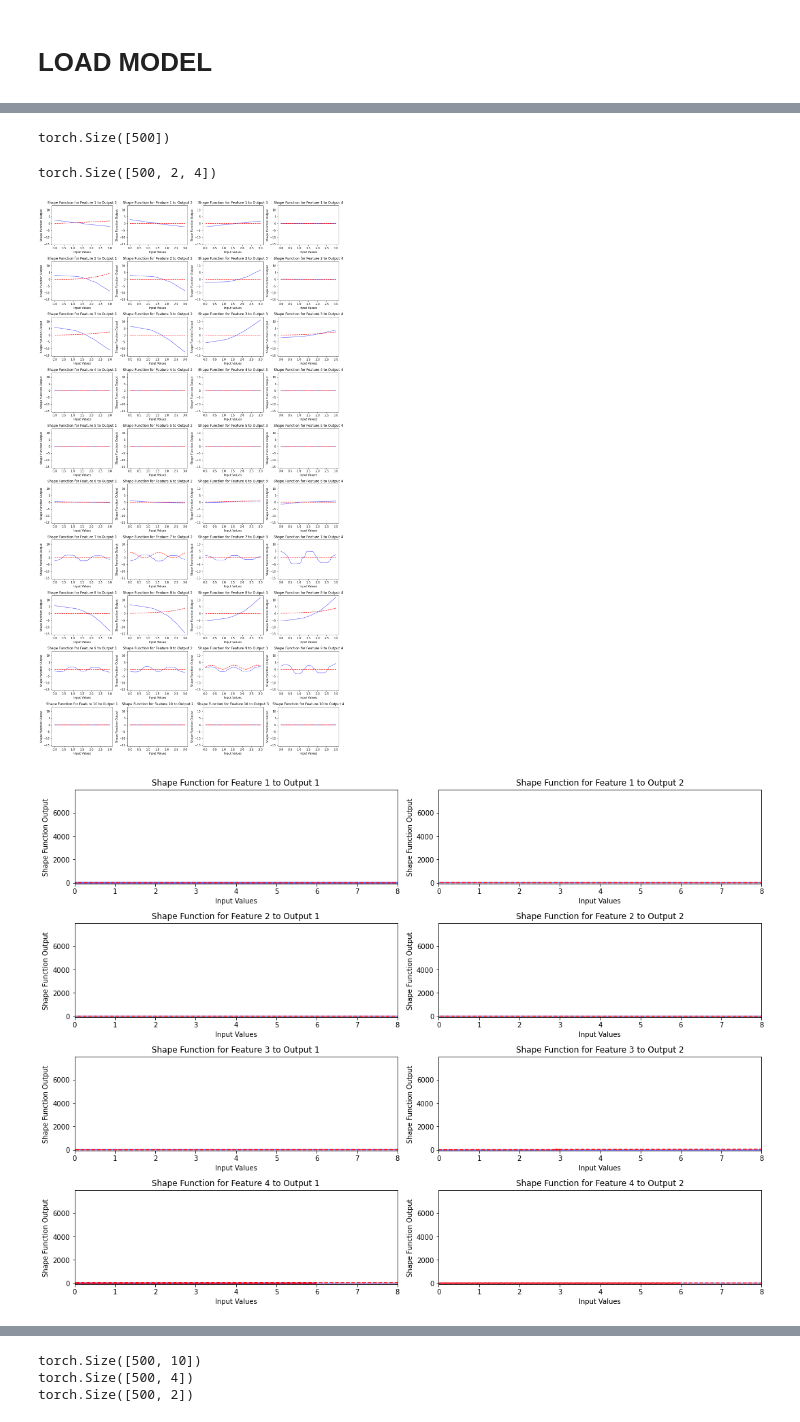
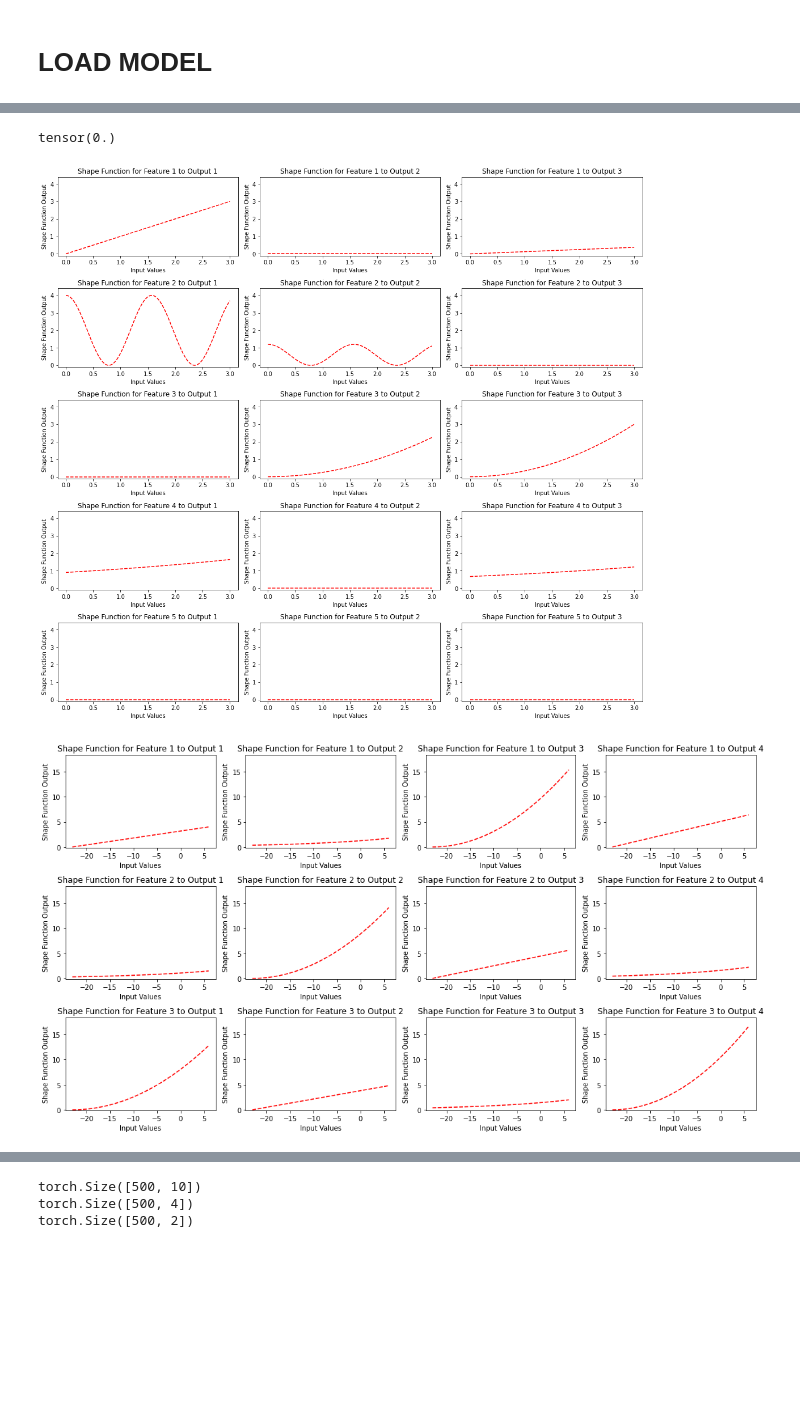
Before and after one commit to yuvalzehavi22/multi-classification-NAM, a Jupyter notebook: multi_class_nam.ipynb, the cells around one changed output, grey strips where cells are left out. Cells and saved outputs as stored; diff of their text form; code cells hidden in the pictures; blank space fills up the shorter version.

```diff
--- a/multi_class_nam.ipynb
+++ b/multi_class_nam.ipynb
@@ -516,8 +546,12 @@ tensor([[10.0199,  5.0720],
 # %%
 num_test_exp=500
-X_new, y_phase1, shape_functions_phase1, out_weights = SyntheticDatasetGenerator.get_synthetic_data_phase1(num_test_exp, args.in_features, is_test=True)
-_, shape_functions_phase2 = SyntheticDatasetGenerator.get_synthetic_data_phase2(latent_features, is_test=True)
+x_values_phase1, y_phase1, shape_functions_phase1, out_weights = SyntheticDatasetGenerator.get_synthetic_data_phase1(num_exp=num_test_exp, raw_features=args.in_features, num_concepts=args.latent_dim, is_test=True, seed=args.seed)
 
-x_values_phase1 = torch.linspace(0, 3, num_test_exp).reshape(-1, 1).to(device)
-x_values_phase2 = torch.linspace(round(float(y_phase1.min())), round(float(y_phase1.max())), num_test_exp).reshape(-1, 1).to(device)
+x_values_phase1 = x_values_phase1.to(device)
+logits, latent_features, phase1_gams_out, phase2_gams_out= model(x_values_phase1)
+
+_, shape_functions_phase2 = SyntheticDatasetGenerator.get_synthetic_data_phase2(y_phase1, num_classes=args.output_dim, is_test=True)
+
+x_values_phase2 = torch.linspace(round(float(latent_features.min())), round(float(latent_features.max())), num_test_exp).reshape(-1, 1).to(device)
+x_values_phase2 = x_values_phase2.repeat(1, latent_features.size(1))
 # %% [output]
@@ -548,16 +565,12 @@ array([[0.        , 0.        , 0.        , ..., 0.        , 0.        ,
-# %%
-X_new = X_new.to(device)
-logits, latent_features, phase1_gams_out, phase2_gams_out= model(X_new)
-# %%
-shape_functions_phase2['f_0_0'].shape
-# %% [output]
-torch.Size([500])
-# %%
-phase2_gams_out.shape
-# %% [output]
-torch.Size([500, 2, 4])
+# %%
+x_values_phase2 = torch.linspace(round(float(latent_features.min())), round(float(latent_features.max())), num_test_exp).reshape(-1, 1).to(device)
+x_values_phase2 = x_values_phase2.repeat(1, latent_features.size(1))
+# %%
+min(*[min(func) for func in shape_functions_phase1.values()])
+# %% [output]
+tensor(0.)
 # %%
-def plot_shape_functions(phase_gams_out, X, shape_functions, num_features=10, num_outputs=4, phase_2=False):
+def plot_shape_functions(X, shape_functions, num_features=10, num_outputs=4):
     """
     Plots the learned shape functions for each feature.
 
@@ -571,58 +584,40 @@ def plot_shape_functions(phase_gams_out, X, shape_functions, num_features=10, nu
     # Ensure `X` is on the CPU and converted to NumPy for plotting
     X = X.cpu().detach().numpy()
 
-    # Move phase1_gams_out to CPU for visualization
-    phase_gams_out = phase_gams_out.detach().cpu().numpy()
-
     # Determine global min and max values for consistent y-axis limits across all plots
-    global_min = min(phase_gams_out.min(), *[min(func) for func in shape_functions.values()])
-    global_max = max(phase_gams_out.max(), *[max(func) for func in shape_functions.values()])
+    global_min = min([min(func) for func in shape_functions.values()])
+    global_max = max([max(func) for func in shape_functions.values()])
 
     # Apply a 10% padding for better visualization
-    y_min = global_min - 0.1 * abs(global_min)
+    y_min = global_min - 0.1 #* abs(global_min)
     y_max = global_max + 0.1 * abs(global_max)
-
 
     # Create a figure with a subplot for each feature
     fig, axes = plt.subplots(num_features, num_outputs, figsize=(15, num_features * 3))
 
     for feature_idx in range(num_features):
         for output_idx in range(num_outputs):
             # Select the subplot for this feature and output
             ax = axes[feature_idx, output_idx] if num_features > 1 else axes[output_idx]
 
-                    # Get the learned shape function values for this feature and output
-            learned_shape_func = phase_gams_out[:, output_idx, feature_idx]
-
             # Retrieve the true shape function for the current feature-output pair
             true_shape_func = shape_functions[f'f_{output_idx}_{feature_idx}']
-
-            # Plot the learned shape function for the current feature and output
-            ax.plot(X[:, feature_idx], learned_shape_func, color='blue', alpha=0.6)
 
             # Plot the true shape function
             ax.plot(X[:, feature_idx], true_shape_func, color='red', linestyle='--')
 
-            # Set consistent y-limits across all subplots
-            if not phase_2:
-                ax.set_ylim([y_min, y_max])
-
-            if phase_2:
-                ax.set_xlim([0, 8])
-
+            ax.set_ylim([y_min, y_max])
             # Set a title and labels
             ax.set_title(f'Shape Function for Feature {feature_idx + 1} to Output {output_idx + 1}')
             ax.set_xlabel("Input Values")
             ax.set_ylabel("Shape Function Output")
 
     plt.tight_layout(rect=[0, 0.03, 1, 0.95])  # Adjust layout to fit the title
     plt.show()
 
-# Example usage
-# Assuming `X` is the input tensor used to generate phase1_gams_out
-# Make sure `X` has the same number of samples as phase1_gams_out
-plot_shape_functions(phase1_gams_out, X_new, shape_functions_phase1, num_features=10, num_outputs=4, phase_2=False)
-plot_shape_functions(phase2_gams_out, latent_features, shape_functions_phase2, num_features=4, num_outputs=2, phase_2=True)
+
+plot_shape_functions(x_values_phase1, shape_functions_phase1, num_features=args.in_features, num_outputs=args.latent_dim)
+plot_shape_functions(x_values_phase2, shape_functions_phase2, num_features=args.latent_dim, num_outputs=args.output_dim)
 # %% [output]
-[figure, old version]
+[figure, new version]
-[figure, old version]
+[figure, new version]
```
Also changed, not shown: parts of 23 cells of this notebook, 8 other files.
